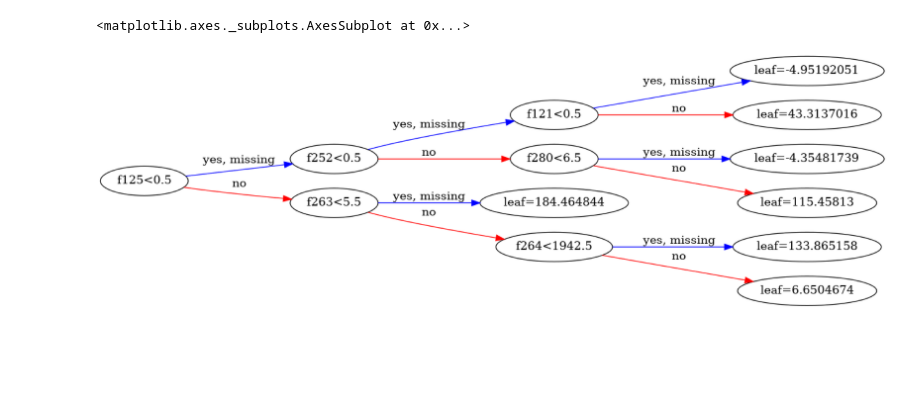
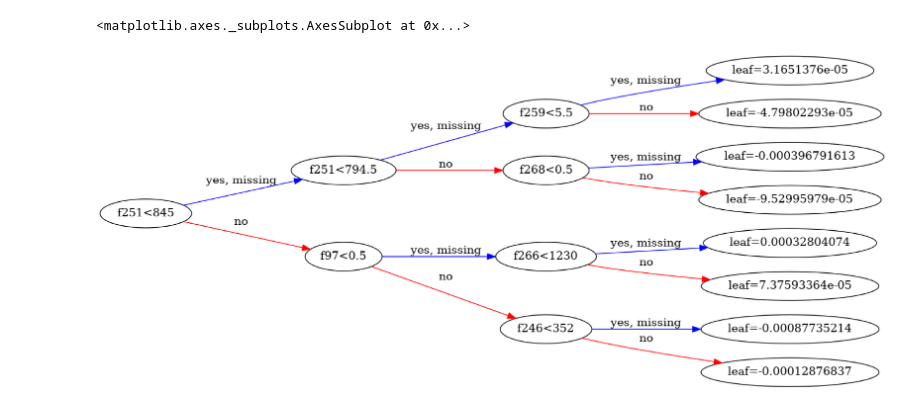
Before and after one commit to ViktorTarasenko/housepricing, a Jupyter notebook: final_pipeline.ipynb, the cells around one changed output. Saved outputs shown, nothing was run; the diff lists cells and outputs as text; code cells hidden in the pictures; blank space fills up the shorter version.

```diff
--- a/final_pipeline.ipynb
+++ b/final_pipeline.ipynb
@@ -65,8 +65,8 @@ Pipeline(memory=None,
 # %%
 #set up the parameters
 rcParams['figure.figsize'] = 100,90
-plot_tree(learning_pipeline.named_steps['learn'],num_trees=3459, rankdir='LR')#plt.show()
+plot_tree(learning_pipeline.named_steps['learn'],num_trees=2799, rankdir='LR')#plt.show()
 # %% [output]
 <matplotlib.axes._subplots.AxesSubplot at 0x...>
-[figure, old version]
+[figure, new version]
 # %%
```
Also changed, not shown: parts of 2 cells of this notebook, 2 other files.
